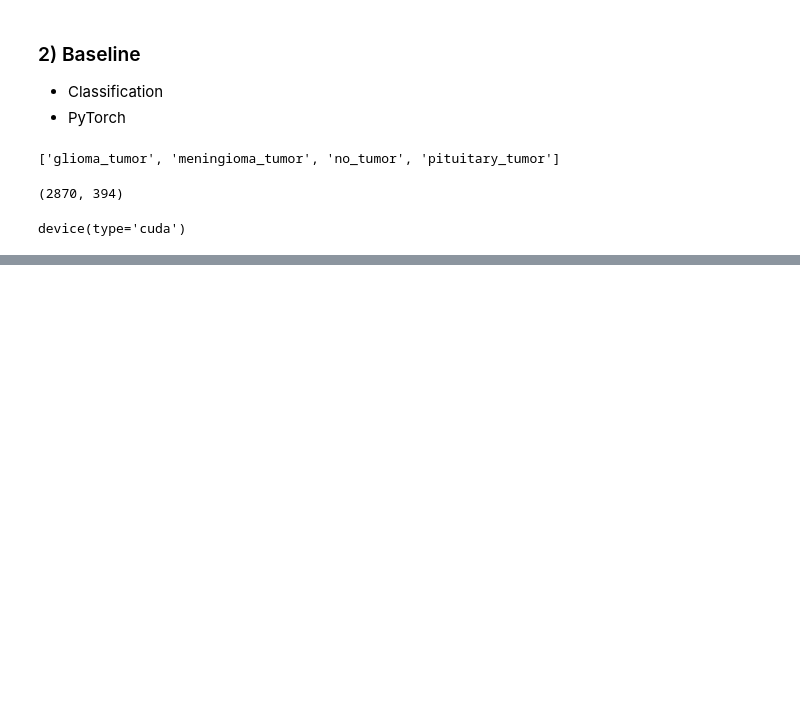
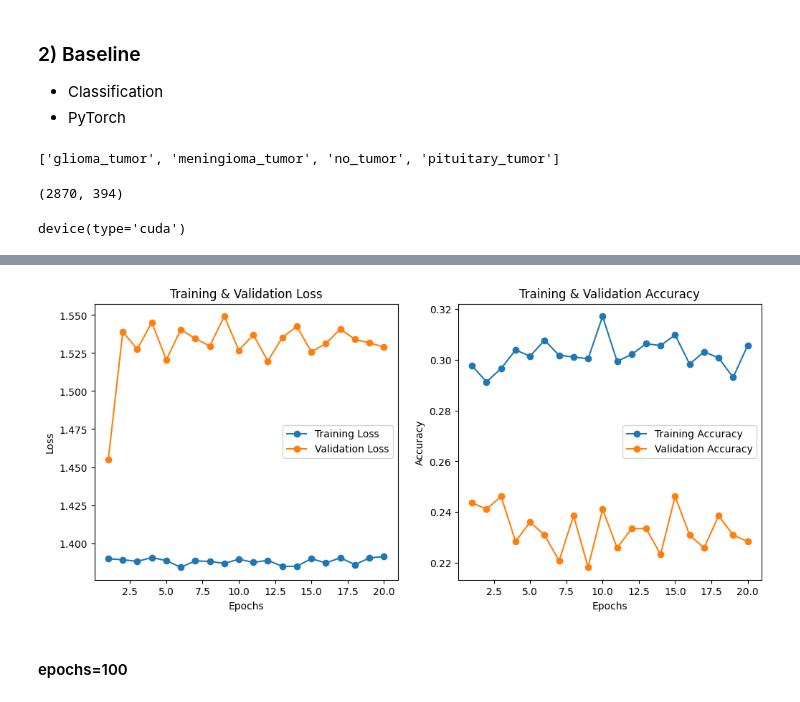
Before and after one commit to Kim-Minhee/ESC, a Jupyter notebook: practice/01_Brain Tumor Detection- Keras&Pytorch 🧠🧠.ipynb, the cells around one changed output, grey strips where cells are left out. Drawn from its saved outputs; the diff is of its cells as text; code cells hidden in the pictures; blank space fills up the shorter version.

```diff
--- a/practice/01_Brain Tumor Detection- Keras&Pytorch 🧠🧠.ipynb
+++ b/practice/01_Brain Tumor Detection- Keras&Pytorch 🧠🧠.ipynb
@@ -644,7 +647,7 @@ device(type='cuda')
 # 모델 설정
 model = ConvNet(num_classes=4).to(device)
 
-optimizer = Adam(model.parameters(), lr=0.001, decay=1e-4)
+optimizer = optim.Adam(model.parameters(), lr=0.001, weight_decay=1e-4)
 loss_function = nn.CrossEntropyLoss() # 다중클래스 분류 손실함수
 # %%
 # 모델 학습
@@ -702,5 +727,0 @@ AttributeError: 'Adam' object has no attribute 'zero_grad'
-# %%
-for i, (images, labels) in enumerate(train_loader):
-    if torch.cuda.is_available():
-        images = Variable(images.cuda())
-        labels = Variable(labels.cuda())
@@ -706,0 +828,32 @@ for i, (images, labels) in enumerate(train_loader):
+# %%
+# CUDA 텐서를 CPU로 변환 (리스트 안에 텐서가 있다면 .cpu().numpy() 적용)
+train_losses = [loss.cpu().numpy() if torch.is_tensor(loss) else loss for loss in train_losses]
+test_losses = [loss.cpu().numpy() if torch.is_tensor(loss) else loss for loss in test_losses]
+train_accuracies = [acc.cpu().numpy() if torch.is_tensor(acc) else acc for acc in train_accuracies]
+test_accuracies = [acc.cpu().numpy() if torch.is_tensor(acc) else acc for acc in test_accuracies]
+
+# Loss 그래프
+plt.figure(figsize=(12, 5))
+
+plt.subplot(1, 2, 1)
+plt.plot(range(1, num_epochs+1), train_losses, label="Training Loss", marker="o")
+plt.plot(range(1, num_epochs+1), test_losses, label="Validation Loss", marker="o")
+plt.xlabel("Epochs")
+plt.ylabel("Loss")
+plt.title("Training & Validation Loss")
+plt.legend()
+
+# Accuracy 그래프
+plt.subplot(1, 2, 2)
+plt.plot(range(1, num_epochs+1), train_accuracies, label="Training Accuracy", marker="o")
+plt.plot(range(1, num_epochs+1), test_accuracies, label="Validation Accuracy", marker="o")
+plt.xlabel("Epochs")
+plt.ylabel("Accuracy")
+plt.title("Training & Validation Accuracy")
+plt.legend()
+
+plt.show()
+# %% [output]
+[figure, added]
+# %% [markdown]
+#### epochs=100
```
Also changed, not shown: parts of 8 cells of this notebook, 4 other files.
